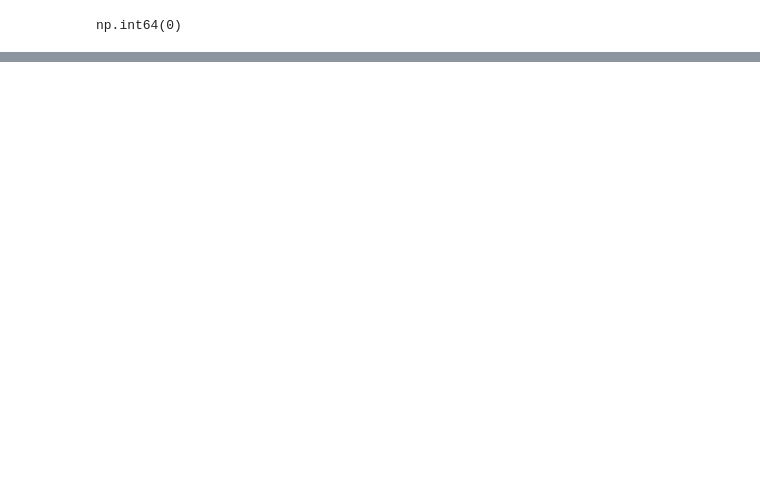
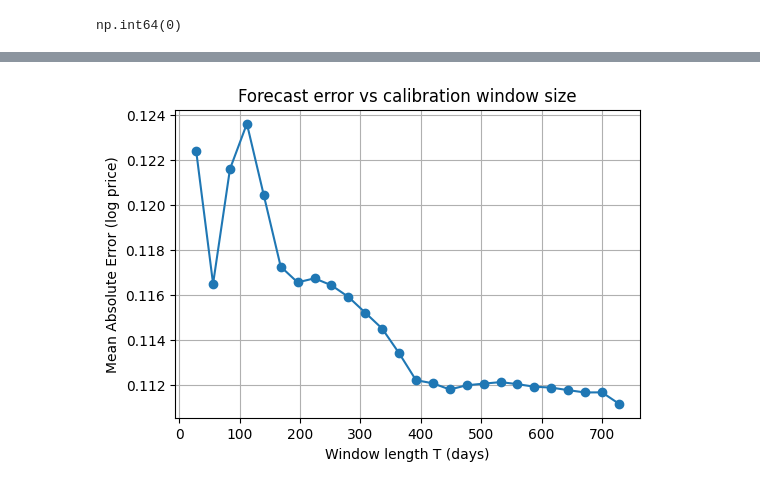
Before and after one commit to MoskwaIga/PredictiveAnalyticsProject, a Jupyter notebook: Project.ipynb, the cells around one changed output, grey strips where cells are left out. Cells and saved outputs as stored; diff of their text form; code cells hidden in the pictures; blank space fills up the shorter version.

```diff
--- a/Project.ipynb
+++ b/Project.ipynb
@@ -140,0 +164,12 @@ results = []
+# %%
+
+train = gefcom[gefcom["Date"] <= split_date].reset_index(drop=True)
+test = gefcom[gefcom["Date"] > split_date].reset_index(drop=True)
+
+# Setting parameters
+
+windows_length = range(28, 729, 28) # T = 28, ... , 728
+hours = range(24) # 0-23
+test_dates = test["Date"].drop_duplicates().reset_index(drop=True)
+# Empty list for results
+results = []
@@ -140,0 +214,30 @@ results = []
+# %%
+y_true_log = test["Log_price"]
+results_mae = []
+
+for r in results:
+    T = r["T"]
+    pred = r["Predictions"]
+    true = y_true_log
+
+    mask = ~np.isnan(pred) & ~np.isnan(true)
+    pred_clean = pred[mask]
+    true_clean = true[mask]
+
+    mae = np.mean(np.abs(true_clean - pred_clean))
+
+    results_mae.append({
+        "T": T,
+        "MAE": mae
+    })
+Win_T = pd.DataFrame(results_mae).sort_values("T").reset_index(drop=True)
+# %%
+plt.figure(figsize=(6,4))
+plt.plot(Win_T["T"], Win_T["MAE"], marker="o")
+plt.xlabel("Window length T (days)")
+plt.ylabel("Mean Absolute Error (log price)")
+plt.title("Forecast error vs calibration window size")
+plt.grid(True)
+plt.show()
+# %% [output]
+[figure, added]
```
Also changed, not shown: parts of 23 cells of this notebook, 2 other files.
